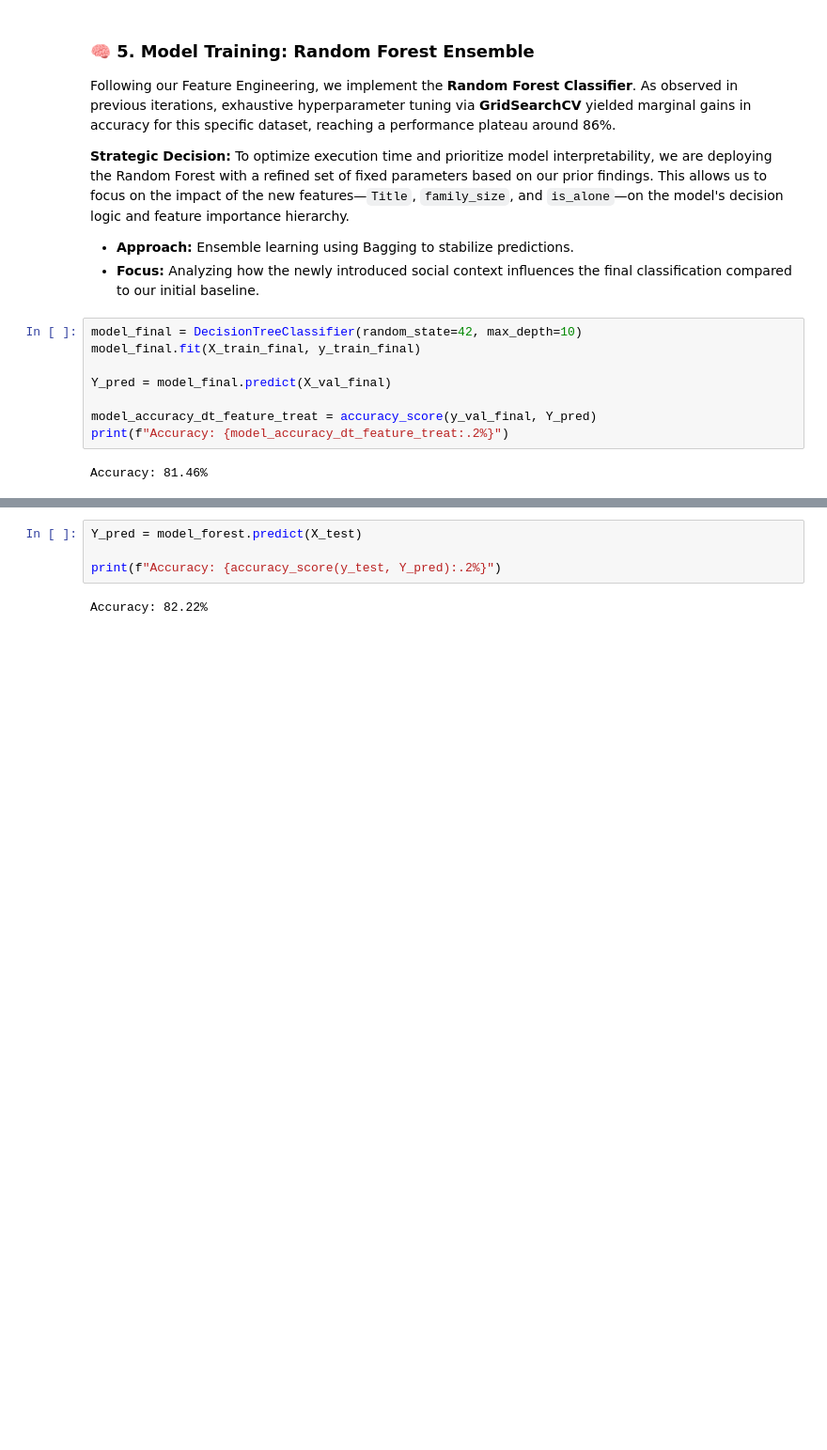
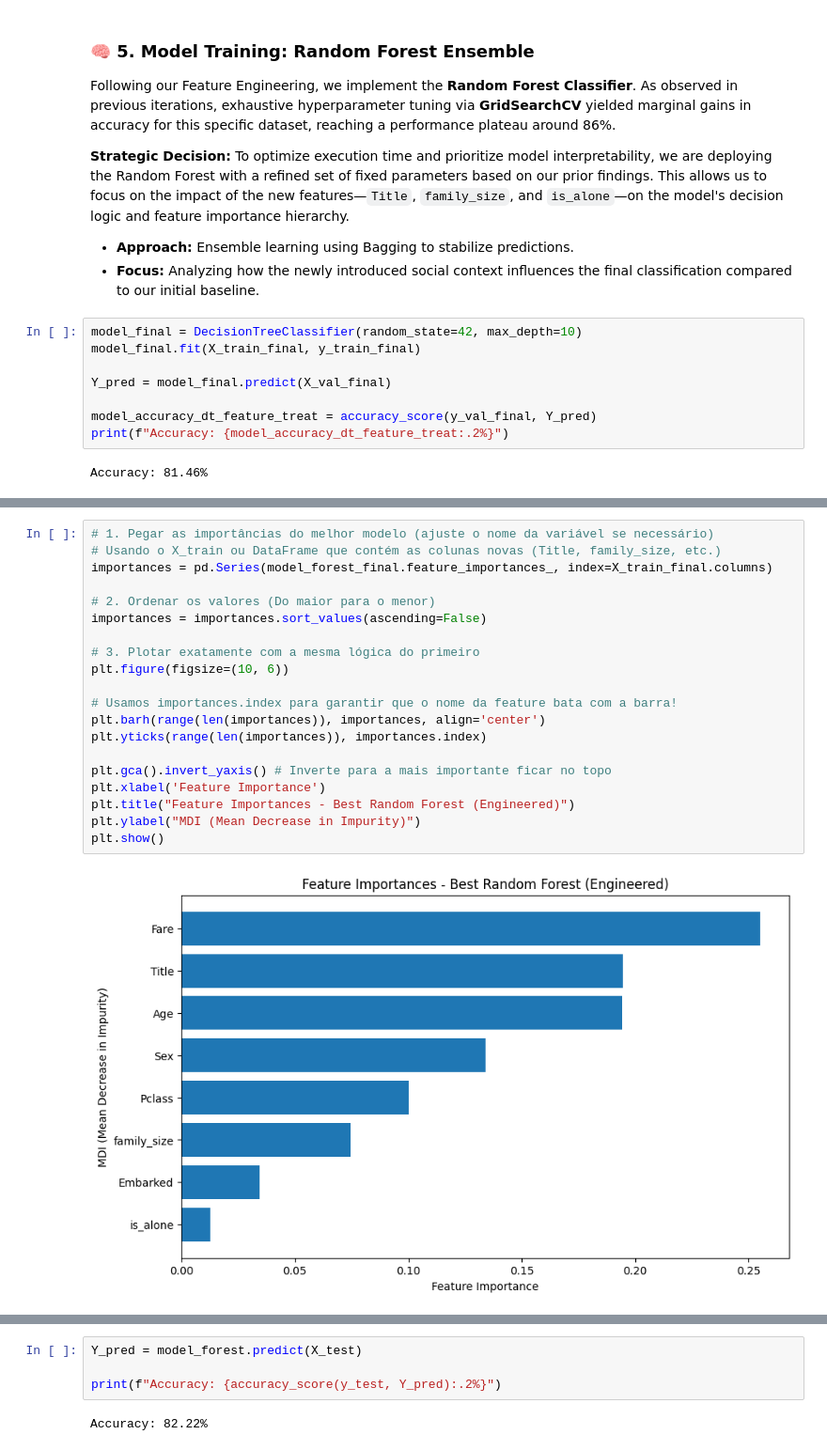
Before and after one commit to zehszo/IC-DecisionTree-RandomForest, a Jupyter notebook: DT_RF_Titanic.ipynb, the cells around one changed output, grey strips where cells are left out. Shown at 94% size. Saved outputs shown, nothing was run; the diff lists cells and outputs as text; blank space fills up the shorter version.

```diff
--- a/DT_RF_Titanic.ipynb
+++ b/DT_RF_Titanic.ipynb
@@ -322,3 +308,25 @@ plt.show()
+# %%
+# 1. Pegar as importâncias do melhor modelo (ajuste o nome da variável se necessário)
+# Usando o X_train ou DataFrame que contém as colunas novas (Title, family_size, etc.)
+importances = pd.Series(model_forest_final.feature_importances_, index=X_train_final.columns)
+
+# 2. Ordenar os valores (Do maior para o menor)
+importances = importances.sort_values(ascending=False)
+
+# 3. Plotar exatamente com a mesma lógica do primeiro
+plt.figure(figsize=(10, 6))
+
+# Usamos importances.index para garantir que o nome da feature bata com a barra!
+plt.barh(range(len(importances)), importances, align='center')
+plt.yticks(range(len(importances)), importances.index)
+
+plt.gca().invert_yaxis() # Inverte para a mais importante ficar no topo
+plt.xlabel('Feature Importance')
+plt.title("Feature Importances - Best Random Forest (Engineered)")
+plt.ylabel("MDI (Mean Decrease in Impurity)")
+plt.show()
+# %% [output]
+[figure, added]
 # %% [markdown]
 ### 🏁 5. Final Evaluation: Testing the Model's Generalization
 
```
Also changed, not shown: parts of 18 cells of this notebook.
